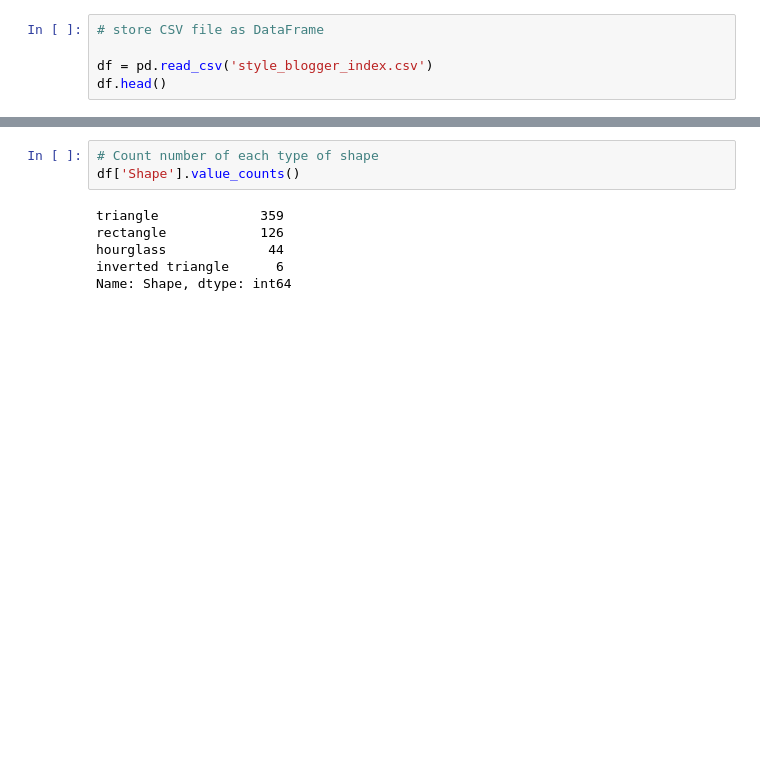
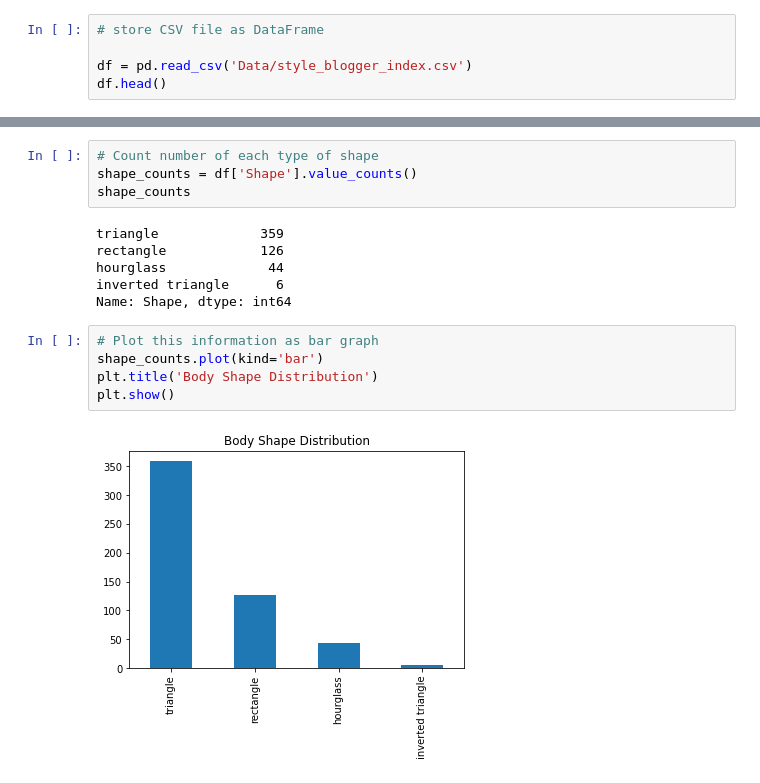
Before and after one commit to rebekahcallkacz/body-shape-calculator, a Jupyter notebook: body_shape_calculator.ipynb, the cells around one changed output, grey strips where cells are left out. Saved outputs shown, nothing was run; the diff lists cells and outputs as text; blank space fills up the shorter version.

Commit message:
added bar graph

```diff
--- a/body_shape_calculator.ipynb
+++ b/body_shape_calculator.ipynb
@@ -12,7 +13,7 @@ triangle
 # %%
 # store CSV file as DataFrame
 
-df = pd.read_csv('style_blogger_index.csv')
+df = pd.read_csv('Data/style_blogger_index.csv')
 df.head()
 # %% [output]
 |  | Timestamp | Blog/Instagram Account Name | Blog/Instagram Account Link(s) | Dress size (US) | Shoe size (US) | Age Range | ... |
@@ -100,10 +94,18 @@ array(['hourglass', 'triangle', 'rectangle', 'inverted triangle', None],
       dtype=object)
 # %%
 # Count number of each type of shape
-df['Shape'].value_counts()
+shape_counts = df['Shape'].value_counts()
+shape_counts
 # %% [output]
 triangle             359
 rectangle            126
 hourglass             44
 inverted triangle      6
 Name: Shape, dtype: int64
+# %%
+# Plot this information as bar graph
+shape_counts.plot(kind='bar')
+plt.title('Body Shape Distribution')
+plt.show()
+# %% [output]
+[figure, added]
```
Also changed, not shown: parts of 3 cells of this notebook.
